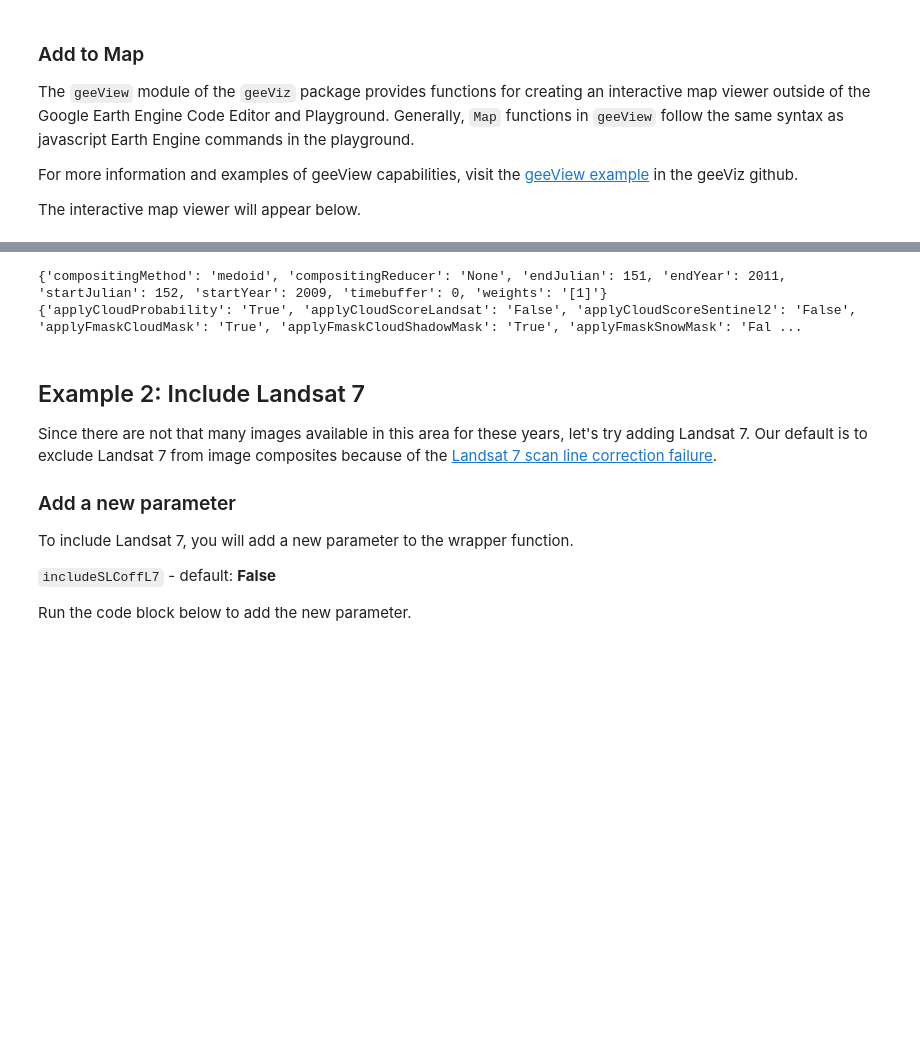
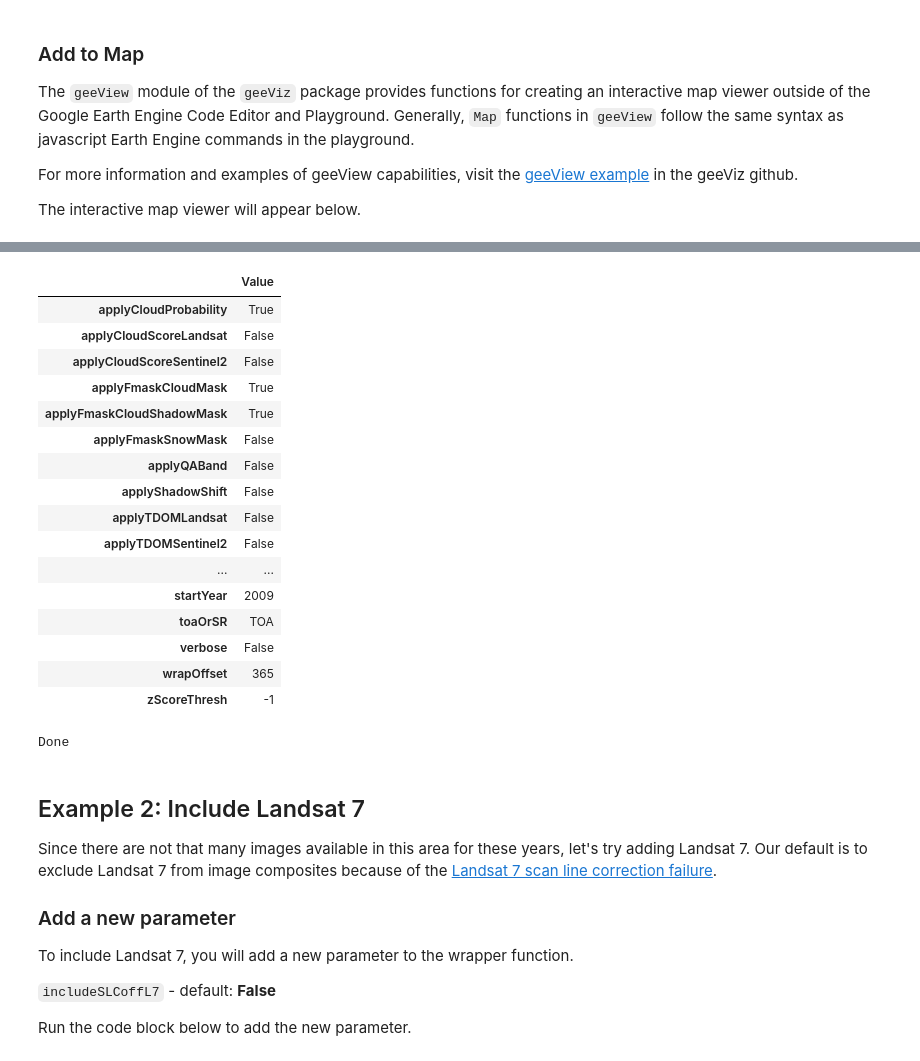
Before and after one commit to redcastle-resources/lcms-training, a Jupyter notebook: 2-Composites.ipynb, the cells around one changed output, grey strips where cells are left out. Saved outputs shown, nothing was run; the diff lists cells and outputs as text; code cells hidden in the pictures; blank space fills up the shorter version.

Commit message:
Composites notebook review/revision

```diff
--- a/2-Composites.ipynb
+++ b/2-Composites.ipynb
@@ -179,20 +186,18 @@ Map.port = 1237
 # Define user parameters:
 
 # Specify study area
-studyArea = ee.FeatureCollection('projects/lcms-292214/assets/R8/PR_USVI/Ancillary/prusvi_boundary_buff2mile')#.geometry().bounds(50,'EPSG:5070')
-## Raw geometry for polygon provided below
-# studyArea = ee.Geometry.Polygon(
-#         [[[-66.29465453845745, 18.491553939984392],
-#           [-66.29465453845745, 18.144770192006572],
-#           [-65.58054321033245, 18.144770192006572],
-#           [-65.58054321033245, 18.491553939984392]]], None, False)
+studyArea = ee.FeatureCollection('projects/lcms-292214/assets/R8/PR_USVI/Ancillary/prusvi_boundary')
 
 # Update the startJulian and endJulian
-
 startJulian = 152
 endJulian = 151
 
 # Specify start and end years for all analyses
-
 startYear = 2009
 endYear = 2011
+
+# By default do not run the Temporal Dark Outlier Mask (TDOM) cloud shadow masking method
+# We will come back to this
+applyTDOMLandsat = False
+applyTDOMSentinel2 = False
+print('Done')
@@ -209,7 +214,10 @@ lsAndTs = getImagesLib.getLandsatAndSentinel2HybridWrapper(studyArea.geometry().
                                                            startYear,
                                                            endYear,
                                                            startJulian,
-                                                           endJulian)
+                                                           endJulian,
+                                                           applyTDOMLandsat = applyTDOMLandsat,
+                                                           applyTDOMSentinel2 = applyTDOMSentinel2
+                                                          )
 
 #Separate into scenes and composites for subsequent analysis
 processedScenes = lsAndTs['processedScenes']
@@ -270,11 +276,29 @@ Though the results panel above indicates operations that were applied to create
 # %%
 #Print parameters used
 #Parameters are stored in properties of returnd collection
-print(processedComposites.toDictionary().getInfo())
-print(processedScenes.toDictionary().getInfo())
+props = processedScenes.toDictionary().getInfo()
+display(pd.DataFrame(list(props.values()),index = list(props.keys()),columns = ['Value']))
+
+print('Done')
 # %% [output]
+|  | Value |
+| applyCloudProbability | True |
+| applyCloudScoreLandsat | False |
+| applyCloudScoreSentinel2 | False |
+| applyFmaskCloudMask | True |
+| applyFmaskCloudShadowMask | True |
+| applyFmaskSnowMask | False |
+| applyQABand | False |
+| applyShadowShift | False |
+| applyTDOMLandsat | False |
+| applyTDOMSentinel2 | False |
+| ... | ... |
+| startYear | 2009 |
+| toaOrSR | TOA |
+| verbose | False |
+| wrapOffset | 365 |
+| zScoreThresh | -1 |
-{'compositingMethod': 'medoid', 'compositingReducer': 'None', 'endJulian': 151, 'endYear': 2011, 'startJulian': 152, 'startYear': 2009, 'timebuffer': 0, 'weights': '[1]'}
-{'applyCloudProbability': 'True', 'applyCloudScoreLandsat': 'False', 'applyCloudScoreSentinel2': 'False', 'applyFmaskCloudMask': 'True', 'applyFmaskCloudShadowMask': 'True', 'applyFmaskSnowMask': 'Fal ...
+Done
 # %% [markdown]
 ## Example 2: Include Landsat 7
 Since there are not that many images available in this area for these years, let's try adding Landsat 7. Our default is to exclude Landsat 7 from image composites because of the [Landsat 7 scan line correction failure](https://www.usgs.gov/landsat-missions/landsat-7?qt-science_support_page_related_con=0#qt-science_support_page_related_con).
```
Also changed, not shown: parts of 29 cells of this notebook, 2 other files.
